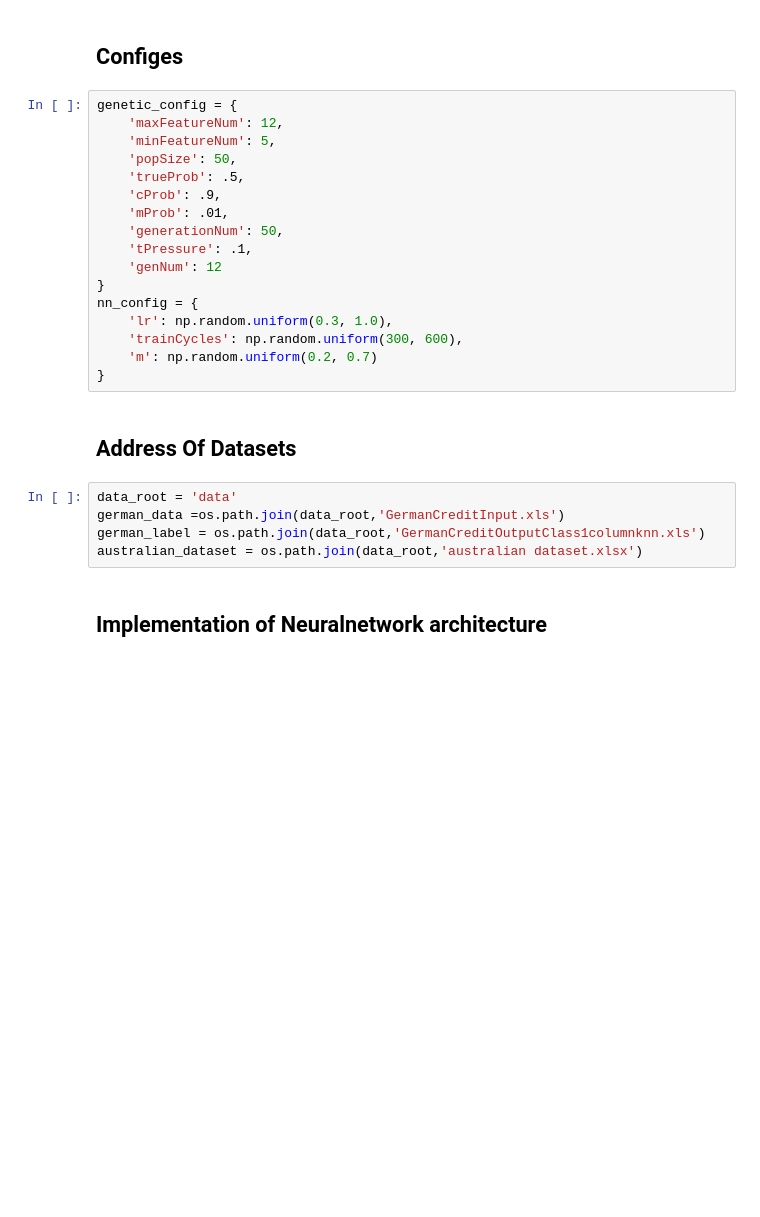
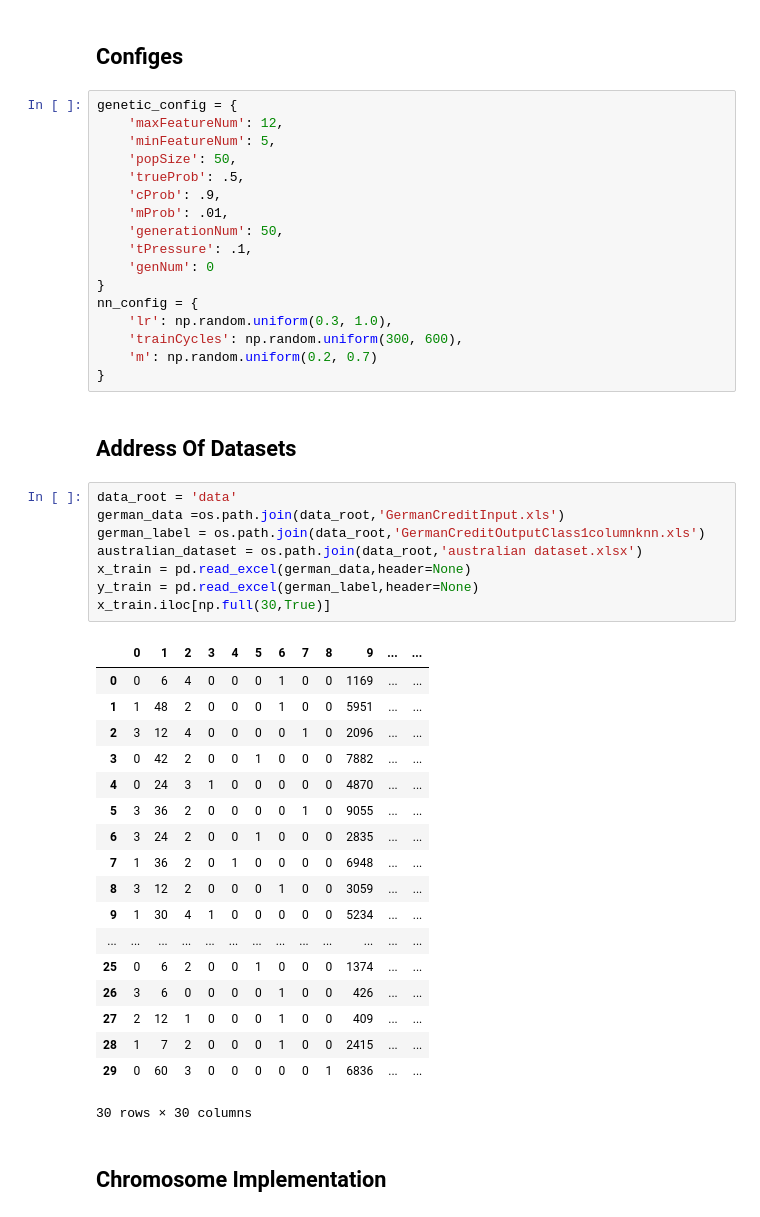
Before and after one commit to erfanMhi/Genetic-algorithms-for-credit-scoring, a Jupyter notebook: Genetic Algorithm for credit scoring.ipynb, the cells around one changed output. Cells and saved outputs as stored; diff of their text form; blank space fills up the shorter version.

```diff
--- a/Genetic Algorithm for credit scoring.ipynb
+++ b/Genetic Algorithm for credit scoring.ipynb
@@ -39,7 +70,7 @@ genetic_config = {
     'mProb': .01,
     'generationNum': 50,
     'tPressure': .1,
-    'genNum': 12
+    'genNum': 0
 }
 nn_config = {
     'lr': np.random.uniform(0.3, 1.0),
@@ -51,10 +82,32 @@ nn_config = {
 # %%
 data_root = 'data'
 german_data =os.path.join(data_root,'GermanCreditInput.xls')
 german_label = os.path.join(data_root,'GermanCreditOutputClass1columnknn.xls')
 australian_dataset = os.path.join(data_root,'australian dataset.xlsx')
+x_train = pd.read_excel(german_data,header=None)
+y_train = pd.read_excel(german_label,header=None)
+x_train.iloc[np.full(30,True)]
+# %% [output]
+|  | 0 | 1 | 2 | 3 | 4 | 5 | 6 | 7 | 8 | 9 | ... | ... |
+| 0 | 0 | 6 | 4 | 0 | 0 | 0 | 1 | 0 | 0 | 1169 | ... | ... |
+| 1 | 1 | 48 | 2 | 0 | 0 | 0 | 1 | 0 | 0 | 5951 | ... | ... |
+| 2 | 3 | 12 | 4 | 0 | 0 | 0 | 0 | 1 | 0 | 2096 | ... | ... |
+| 3 | 0 | 42 | 2 | 0 | 0 | 1 | 0 | 0 | 0 | 7882 | ... | ... |
+| 4 | 0 | 24 | 3 | 1 | 0 | 0 | 0 | 0 | 0 | 4870 | ... | ... |
+| 5 | 3 | 36 | 2 | 0 | 0 | 0 | 0 | 1 | 0 | 9055 | ... | ... |
+| 6 | 3 | 24 | 2 | 0 | 0 | 1 | 0 | 0 | 0 | 2835 | ... | ... |
+| 7 | 1 | 36 | 2 | 0 | 1 | 0 | 0 | 0 | 0 | 6948 | ... | ... |
+| 8 | 3 | 12 | 2 | 0 | 0 | 0 | 1 | 0 | 0 | 3059 | ... | ... |
+| 9 | 1 | 30 | 4 | 1 | 0 | 0 | 0 | 0 | 0 | 5234 | ... | ... |
+| ... | ... | ... | ... | ... | ... | ... | ... | ... | ... | ... | ... | ... |
+| 25 | 0 | 6 | 2 | 0 | 0 | 1 | 0 | 0 | 0 | 1374 | ... | ... |
+| 26 | 3 | 6 | 0 | 0 | 0 | 0 | 1 | 0 | 0 | 426 | ... | ... |
+| 27 | 2 | 12 | 1 | 0 | 0 | 0 | 1 | 0 | 0 | 409 | ... | ... |
+| 28 | 1 | 7 | 2 | 0 | 0 | 0 | 1 | 0 | 0 | 2415 | ... | ... |
+| 29 | 0 | 60 | 3 | 0 | 0 | 0 | 0 | 0 | 1 | 6836 | ... | ... |
+30 rows × 30 columns
 # %% [markdown]
-## Implementation of Neuralnetwork architecture
+## Chromosome Implementation
 # %%
 class Chromosome :
     chromosomes = {} # Every Computed Chromosome will be save in this chromosomes
```
Also changed, not shown: parts of 12 cells of this notebook, 1 other file.
